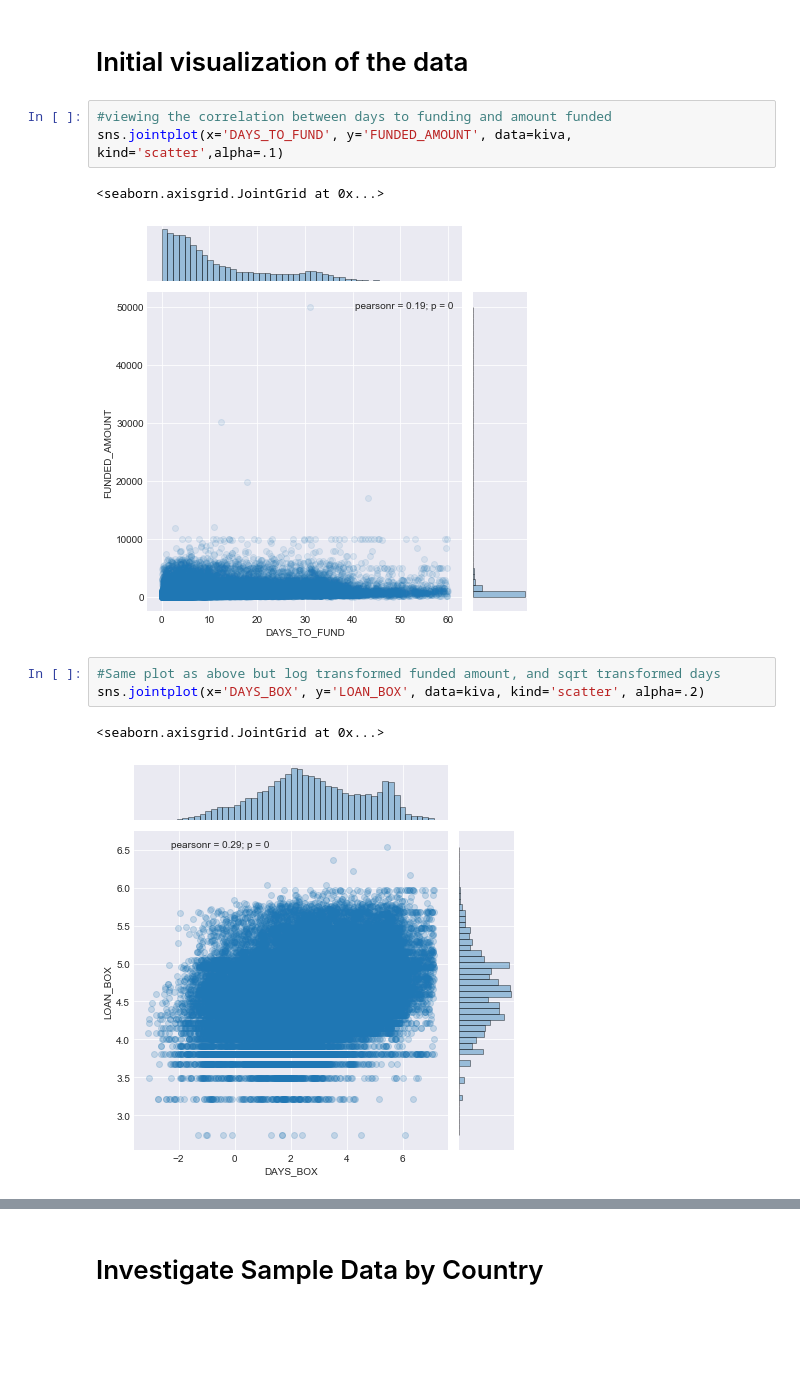
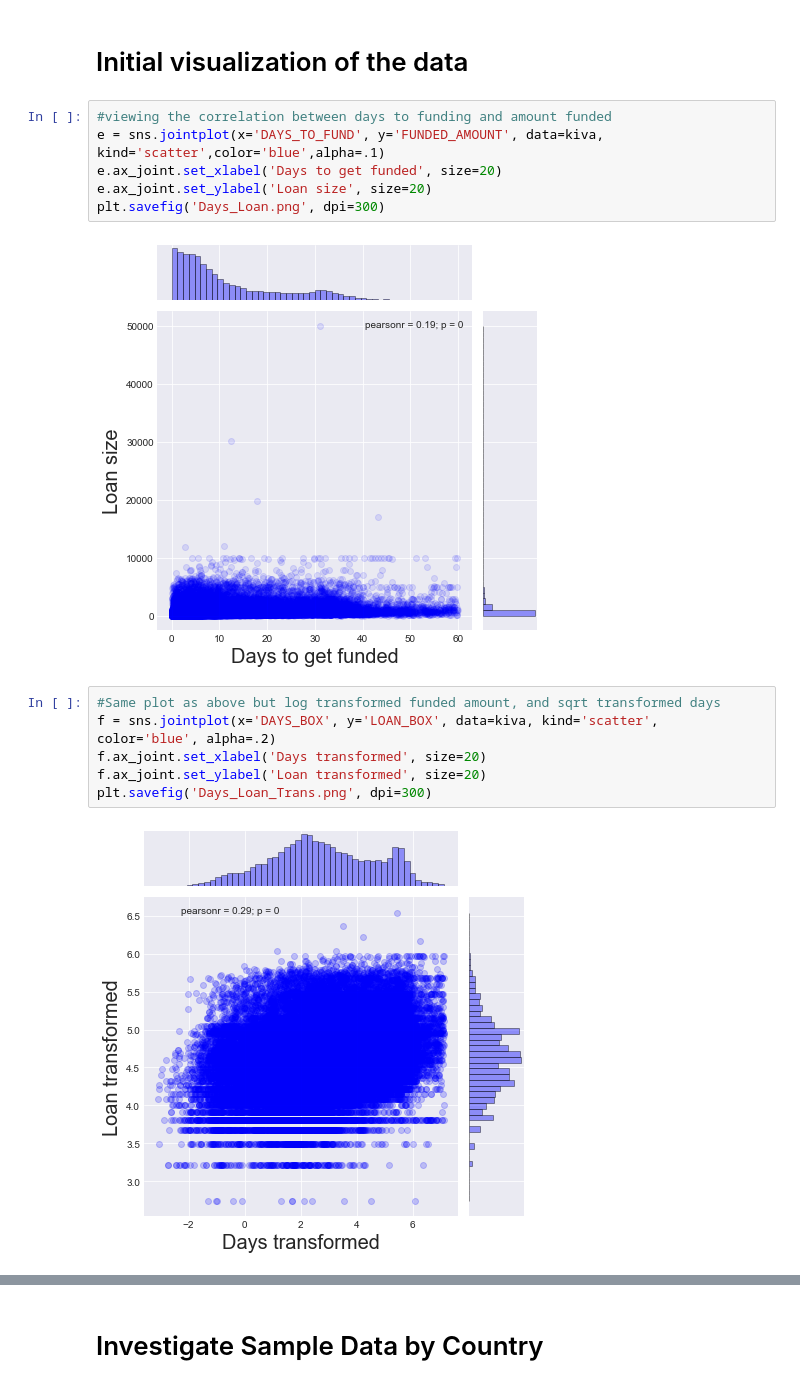
Before and after one commit to ttrumbly/Kiva_Microloans, a Jupyter notebook: Kiva_Clean.ipynb, the cells around one changed output, grey strips where cells are left out. Saved outputs shown, nothing was run; the diff lists cells and outputs as text; blank space fills up the shorter version.

```diff
--- a/Kiva_Clean.ipynb
+++ b/Kiva_Clean.ipynb
@@ -63,13 +65,17 @@ kiva = kiva[kiva['FLESCH_SCORE'].isnull() == False]
 # Initial visualization of the data
 # %%
 #viewing the correlation between days to funding and amount funded
-sns.jointplot(x='DAYS_TO_FUND', y='FUNDED_AMOUNT', data=kiva, kind='scatter',alpha=.1)
+e = sns.jointplot(x='DAYS_TO_FUND', y='FUNDED_AMOUNT', data=kiva, kind='scatter',color='blue',alpha=.1)
+e.ax_joint.set_xlabel('Days to get funded', size=20)
+e.ax_joint.set_ylabel('Loan size', size=20)
+plt.savefig('Days_Loan.png', dpi=300)
 # %% [output]
-<seaborn.axisgrid.JointGrid at 0x...>
-[figure, old version]
+[figure, new version]
 # %%
 #Same plot as above but log transformed funded amount, and sqrt transformed days
-sns.jointplot(x='DAYS_BOX', y='LOAN_BOX', data=kiva, kind='scatter', alpha=.2)
+f = sns.jointplot(x='DAYS_BOX', y='LOAN_BOX', data=kiva, kind='scatter', color='blue', alpha=.2)
+f.ax_joint.set_xlabel('Days transformed', size=20)
+f.ax_joint.set_ylabel('Loan transformed', size=20)
+plt.savefig('Days_Loan_Trans.png', dpi=300)
 # %% [output]
-<seaborn.axisgrid.JointGrid at 0x...>
-[figure, old version]
+[figure, new version]
```
Also changed, not shown: parts of 93 cells of this notebook, 38 other files.
